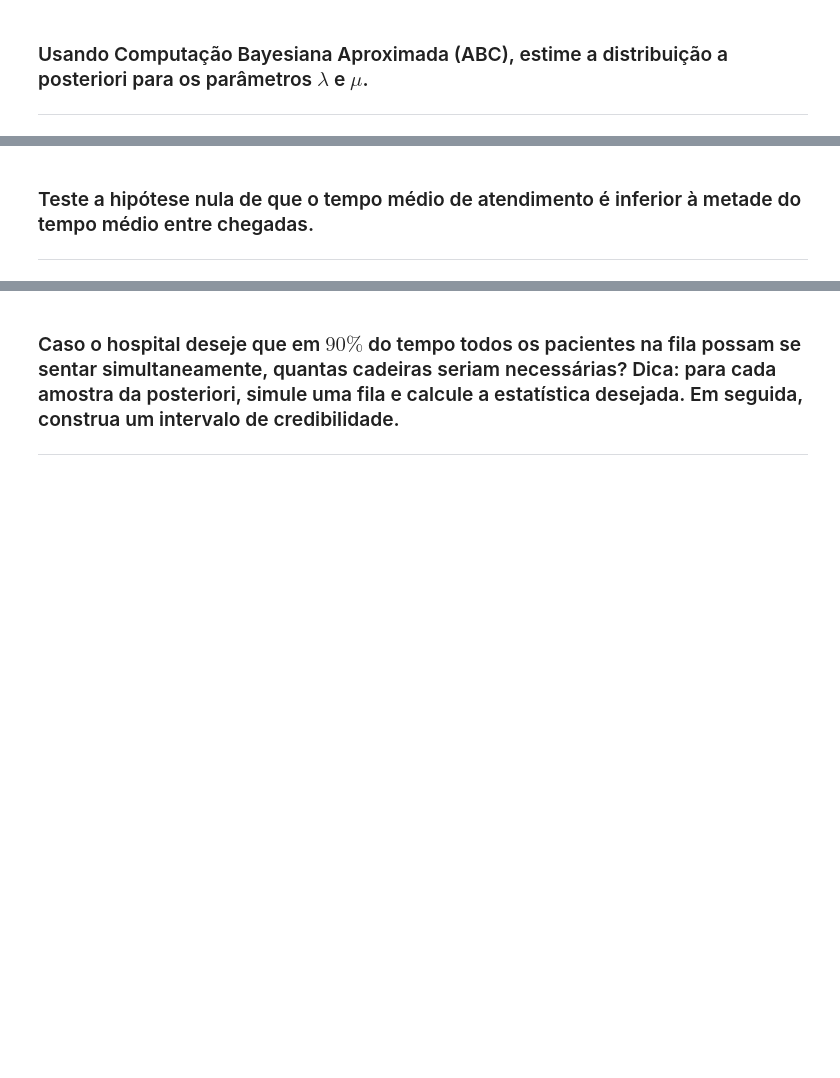
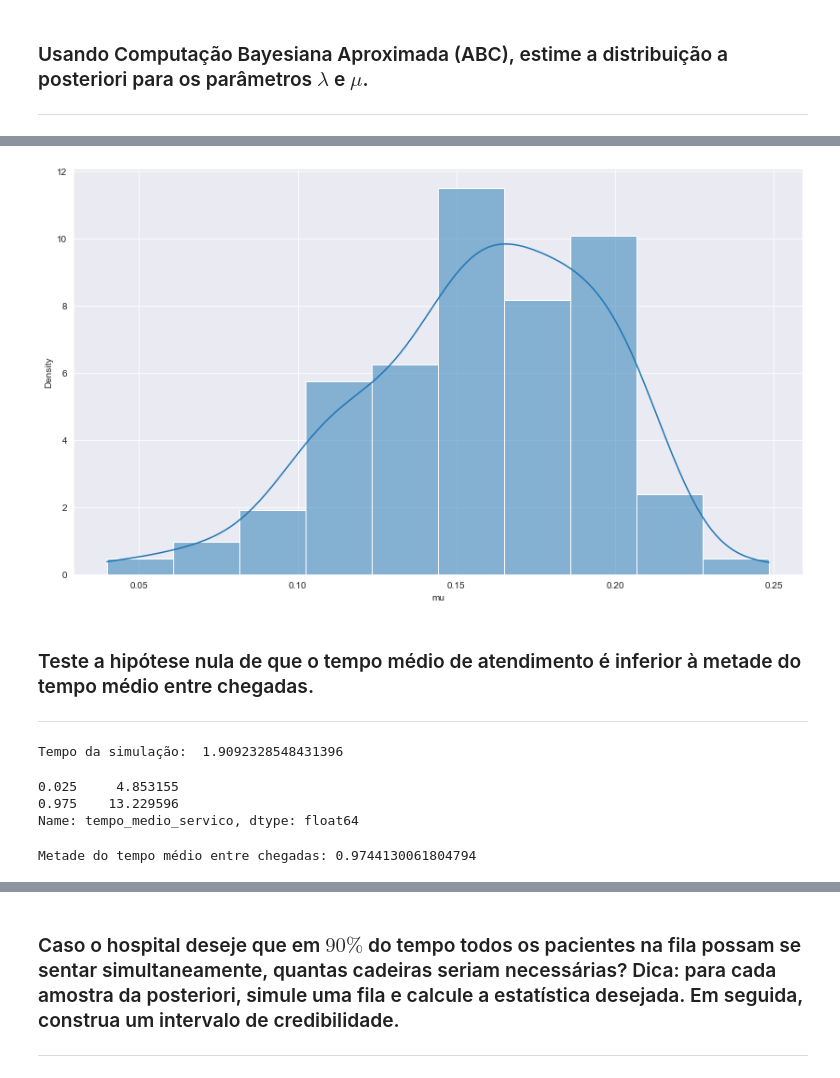
Before and after one commit to pauloceliojr/mcimd-listas, a Jupyter notebook: Trabalho Final/Trabalho_Final.ipynb, the cells around one changed output, grey strips where cells are left out. Cells and saved outputs as stored; diff of their text form; code cells hidden in the pictures; blank space fills up the shorter version.

```diff
--- a/Trabalho Final/Trabalho_Final.ipynb
+++ b/Trabalho Final/Trabalho_Final.ipynb
@@ -66,4 +188,38 @@ Considere uma fila do tipo M/M/2 (veja o artigo citado abaixo ou qualquer outra
+# %%
+ax = sns.histplot(amostras_posteriori["mu"], kde=True, stat="density")
+ax.figure.set_size_inches(14, 8)
+# %% [output]
+[figure, added]
 # %% [markdown]
 ### Teste a hipótese nula de que o tempo médio de atendimento é inferior à metade do tempo médio entre chegadas.
 
 ---
+# %%
+tempo_inicial = time.time()
+
+# Inicializa uma lista vazia que armazenará as estatísticas das amostras geradas pelos parâmetros (lambda e mu)
+estatisticas = []
+
+# Executa o loop de iteração para estimar a distribuição a posteriori de λ e μ
+for amostra in amostras_posteriori[["lambda", "mu"]].values:
+    # Gera estatisticas simulados a partir do modelo de distribuição exponencial com os parâmetros λ e μ
+    fila = cria_fila_simulada(amostra[0], amostra[1])
+    # Calcula a distância entre os estatisticas simulados e os estatisticas reais
+    estatisticas.append([fila.tempo_servico.mean(), fila.tempo_entre_chegadas.mean()])
+
+tempo_final = time.time()
+print('Tempo da simulação: ', (tempo_final - tempo_inicial))
+# %% [output]
+Tempo da simulação:  1.9092328548431396
+# %%
+# Gera um dataframe Pandas as estatísticas calculadas
+estatisticas_posteriori = pd.DataFrame(estatisticas, columns=["tempo_medio_servico", "tempo_medio_entre_chegadas"])
+estatisticas_posteriori["tempo_medio_servico"].quantile([0.025, 0.975])
+# %% [output]
+0.025     4.853155
+0.975    13.229596
+Name: tempo_medio_servico, dtype: float64
+# %%
+print("Metade do tempo médio entre chegadas:", estatisticas_posteriori["tempo_medio_entre_chegadas"].mean() / 2)
+# %% [output]
+Metade do tempo médio entre chegadas: 0.9744130061804794
```
Also changed, not shown: parts of 27 cells of this notebook.
